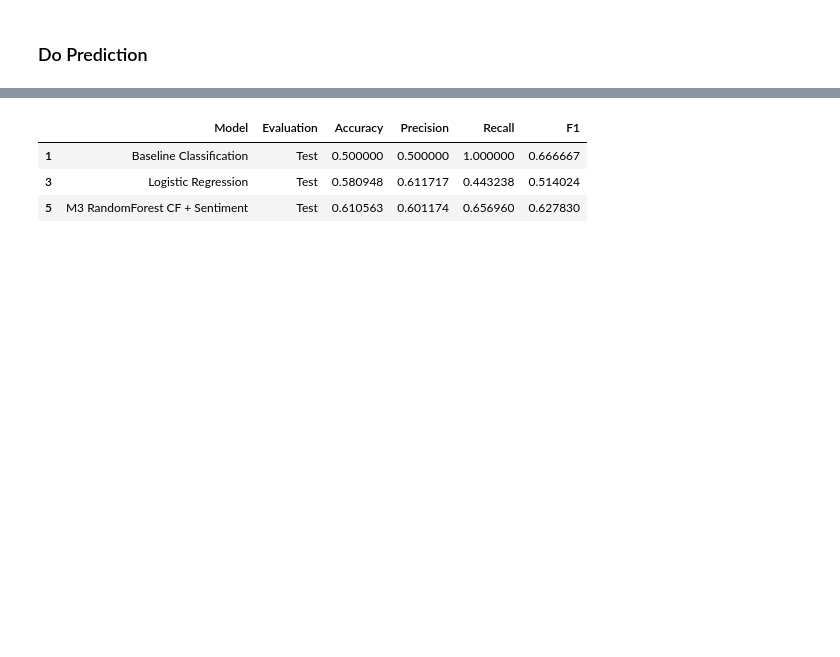
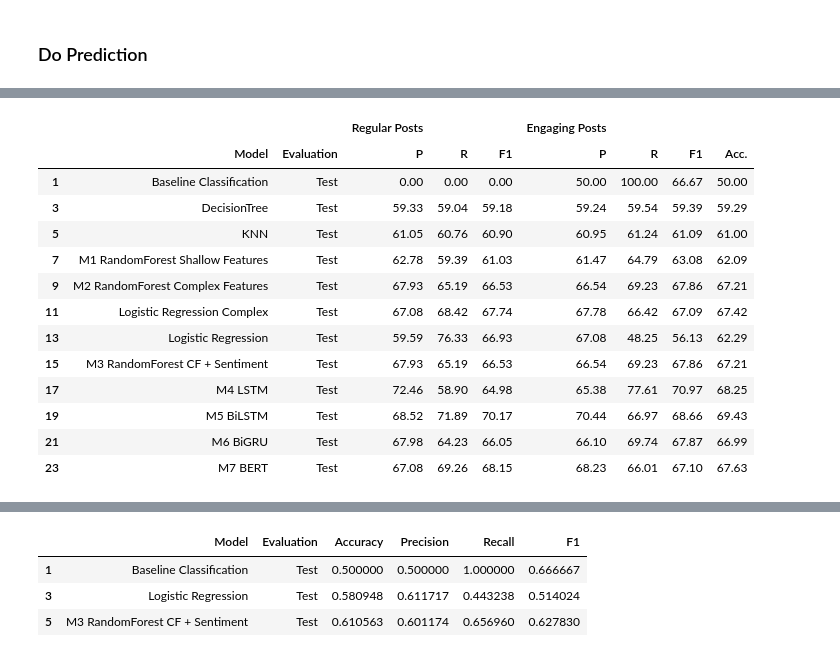
Before and after one commit to dario-x/user-post-popularity-prediction, a Jupyter notebook: Prediction.ipynb, the cells around one changed output, grey strips where cells are left out. Cells and saved outputs as stored; diff of their text form; code cells hidden in the pictures; blank space fills up the shorter version.

```diff
--- a/Prediction.ipynb
+++ b/Prediction.ipynb
@@ -993,0 +1355,17 @@ Name: PostEngagement, dtype: object
+# %%
+evaluation_dfs_classification[evaluation_dfs_classification[("", "Evaluation")] == "Test"]
+# %% [output]
+|  |  |  | Regular Posts |  |  | Engaging Posts |  |  |  |
+|  | Model | Evaluation | P | R | F1 | P | R | F1 | Acc. |
+| 1 | Baseline Classification | Test | 0.00 | 0.00 | 0.00 | 50.00 | 100.00 | 66.67 | 50.00 |
+| 3 | DecisionTree | Test | 59.33 | 59.04 | 59.18 | 59.24 | 59.54 | 59.39 | 59.29 |
+| 5 | KNN | Test | 61.05 | 60.76 | 60.90 | 60.95 | 61.24 | 61.09 | 61.00 |
+| 7 | M1 RandomForest Shallow Features | Test | 62.78 | 59.39 | 61.03 | 61.47 | 64.79 | 63.08 | 62.09 |
+| 9 | M2 RandomForest Complex Features | Test | 67.93 | 65.19 | 66.53 | 66.54 | 69.23 | 67.86 | 67.21 |
+| 11 | Logistic Regression Complex | Test | 67.08 | 68.42 | 67.74 | 67.78 | 66.42 | 67.09 | 67.42 |
+| 13 | Logistic Regression | Test | 59.59 | 76.33 | 66.93 | 67.08 | 48.25 | 56.13 | 62.29 |
+| 15 | M3 RandomForest CF + Sentiment | Test | 67.93 | 65.19 | 66.53 | 66.54 | 69.23 | 67.86 | 67.21 |
+| 17 | M4 LSTM | Test | 72.46 | 58.90 | 64.98 | 65.38 | 77.61 | 70.97 | 68.25 |
+| 19 | M5 BiLSTM | Test | 68.52 | 71.89 | 70.17 | 70.44 | 66.97 | 68.66 | 69.43 |
+| 21 | M6 BiGRU | Test | 67.98 | 64.23 | 66.05 | 66.10 | 69.74 | 67.87 | 66.99 |
+| 23 | M7 BERT | Test | 67.08 | 69.26 | 68.15 | 68.23 | 66.01 | 67.10 | 67.63 |
```
Also changed, not shown: parts of 36 cells of this notebook, 35 other files.
